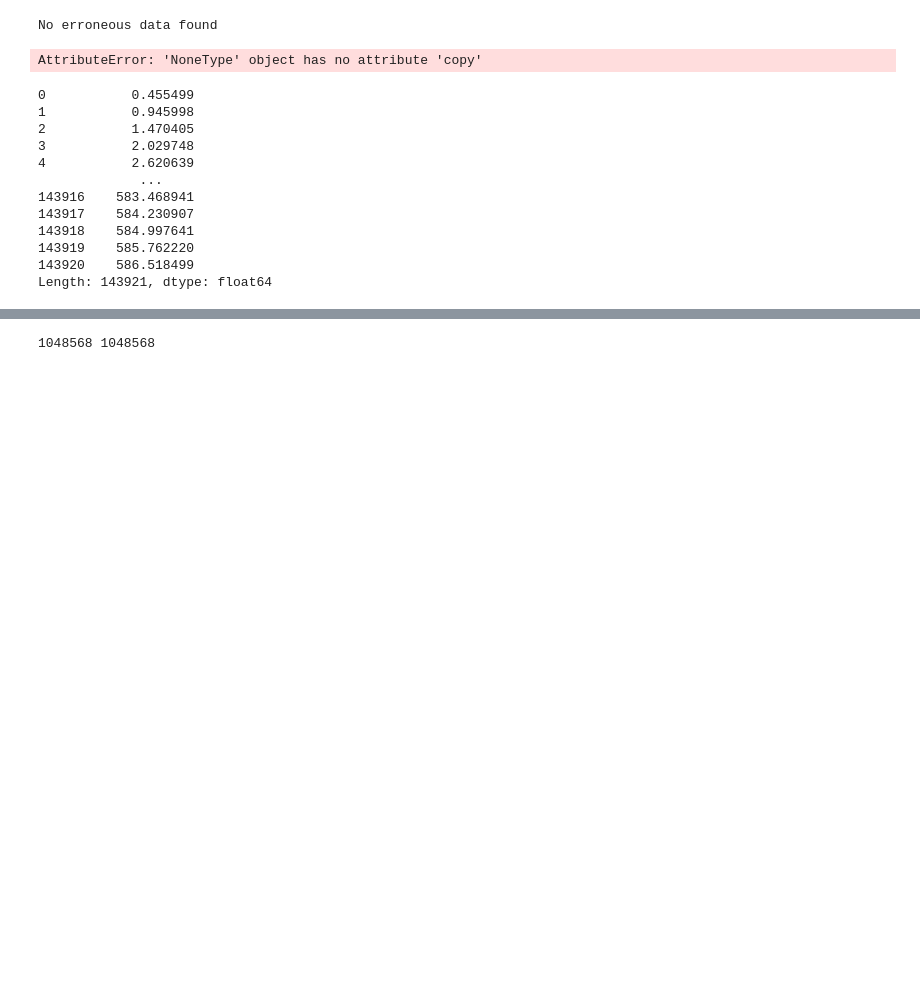
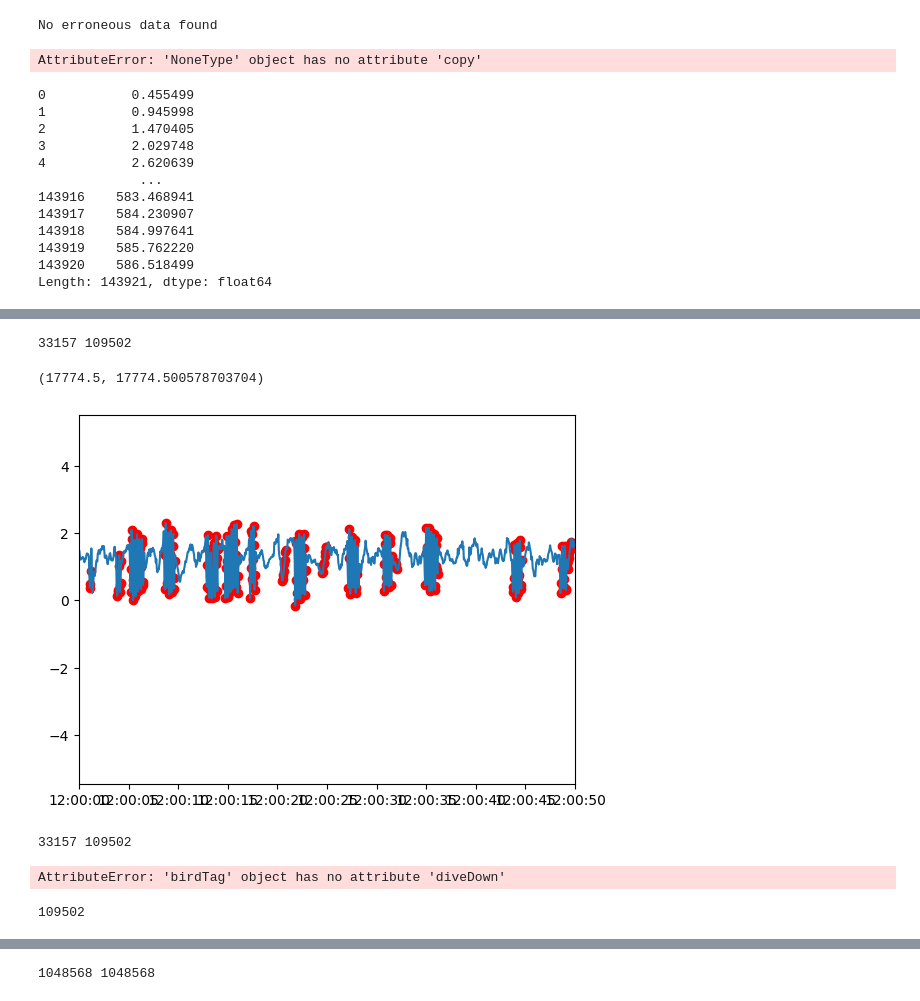
Before and after one commit to takujinonda/BiPAnalysisCodeShare, a Jupyter notebook: forage_detect/DVLexplanation.ipynb, the cells around one changed output, grey strips where cells are left out. Drawn from its saved outputs; the diff is of its cells as text; code cells hidden in the pictures; blank space fills up the shorter version.

```diff
--- a/forage_detect/DVLexplanation.ipynb
+++ b/forage_detect/DVLexplanation.ipynb
@@ -448,8 +609,12 @@ tagData[re.search(r"(\d{5}?).txt",path.name).group(1)] = {'acc' : dat, 'beh' : b
 from birdTag import birdTag
 # %%
-file = "E:/My Drive/PhD/Data/2018Shearwater/DVL/18018/acc-video-2018-18018.txt"
+if platform == 'darwin':
+    file = "/Users/aran/Documents/DVL/18018/acc-video-2018-18018.txt"
+    behLoc = '/Users/aran/Library/CloudStorage/GoogleDrive-aran.garrod@googlemail.com/My Drive/Data/DVL/DiveBehavClass.csv'
+else:
+    file = "E:/My Drive/PhD/Data/2018Shearwater/DVL/18018/acc-video-2018-18018.txt"
+    behLoc = 'E:/My Drive/PhD/Data/2018Shearwater/DVL/DiveBehavClass.csv'
 long_acc_name = ['Y','X','Z']
-behLoc = 'E:/My Drive/PhD/Data/2018Shearwater/DVL/DiveBehavClass.csv'
 test = birdTag(filepath=file,type='dvl',tagname='18018',accfs=20,long_acc_name=long_acc_name,accStart='31/08/2018 06:00:00',vidStart='31/08/2018 12:00:00')
 # %%
 # read in acceleration data
@@ -476,0 +660,47 @@ test.ODmFL
+# %%
+import numpy as np
+print(np.sum(test.flap),np.sum(test.flap_bouts))
+# %% [output]
+33157 109502
+# %%
+import matplotlib.pyplot as plt
+
+plt.plot(test.acc.DT.values, test.acc.Z.values)
+plt.scatter(test.acc.DT.values[test.flap==1], test.acc.Z.values[test.flap==1],c='r')
+plt.xlim((test.acc.DT[0],test.acc.DT[1000]))
+# %% [output]
+(17774.5, 17774.500578703704)
+[figure, added]
+# %%
+import utils.analyseAcc as accFn
+peaks,troughs = accFn.peak_trough_in_flight(test.acc.Z,test.flInds)
+data = np.absolute(test.acc.Z[peaks].values - test.acc.Z[troughs].values)
+ipt = accFn.interpeaktrough(data)
+ipt
+peaks,troughs,_ = accFn.peak_trough(test.acc.Z)
+large_inds = np.absolute(test.acc.Z[peaks].values - test.acc.Z[troughs].values) > ipt
+flap_inds = np.sort(np.concatenate([peaks[large_inds],troughs[large_inds]]))
+flap_mask = np.zeros(len(test.acc.Z))
+start,end = accFn.find_gaps(flap_inds,2*test.accfs/4)
+for x,y in zip(start,end):
+    flap_mask[x:y] = 1
+np.sum(flap_mask)
+
+flap_inds = np.array([i for i, x in enumerate(flap_mask) if x == 1])
+starts,ends = accFn.find_gaps(flap_inds, test.accfs * 10)
+flap_bouts = np.zeros(len(test.acc.Z))
+for x,y in zip(starts,ends):
+    flap_bouts[x:y] = 1
+
+print(np.sum(flap_mask.astype(int)),np.sum(flap_bouts.astype(int)))
+# %% [output]
+33157 109502
+# %%
+test.diveDown
+# %% [output]
+AttributeError: 'birdTag' object has no attribute 'diveDown'
+# %%
+# test.flapping()
+np.sum(test.flap_bouts)
+# %% [output]
+109502
```
Also changed, not shown: parts of 10 cells of this notebook, 2 other files.
